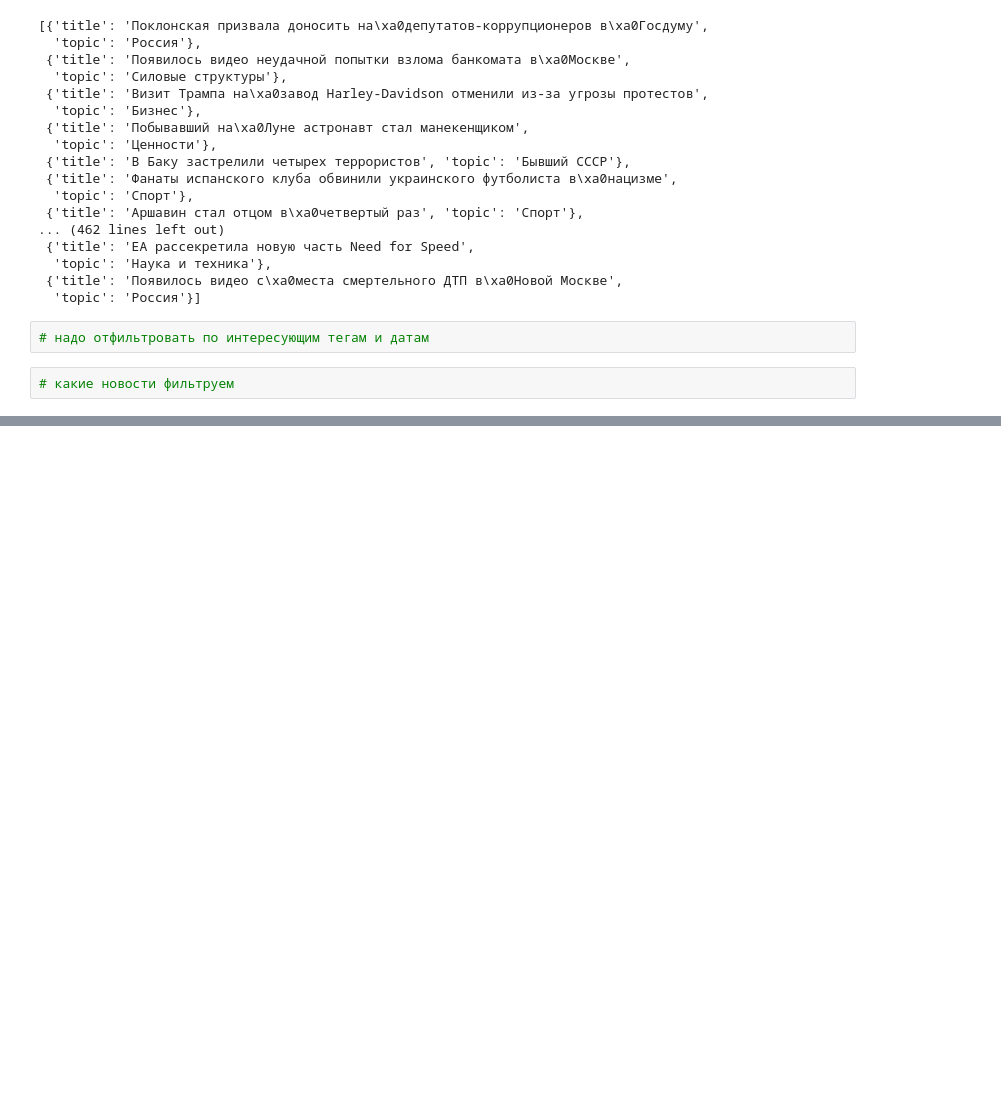
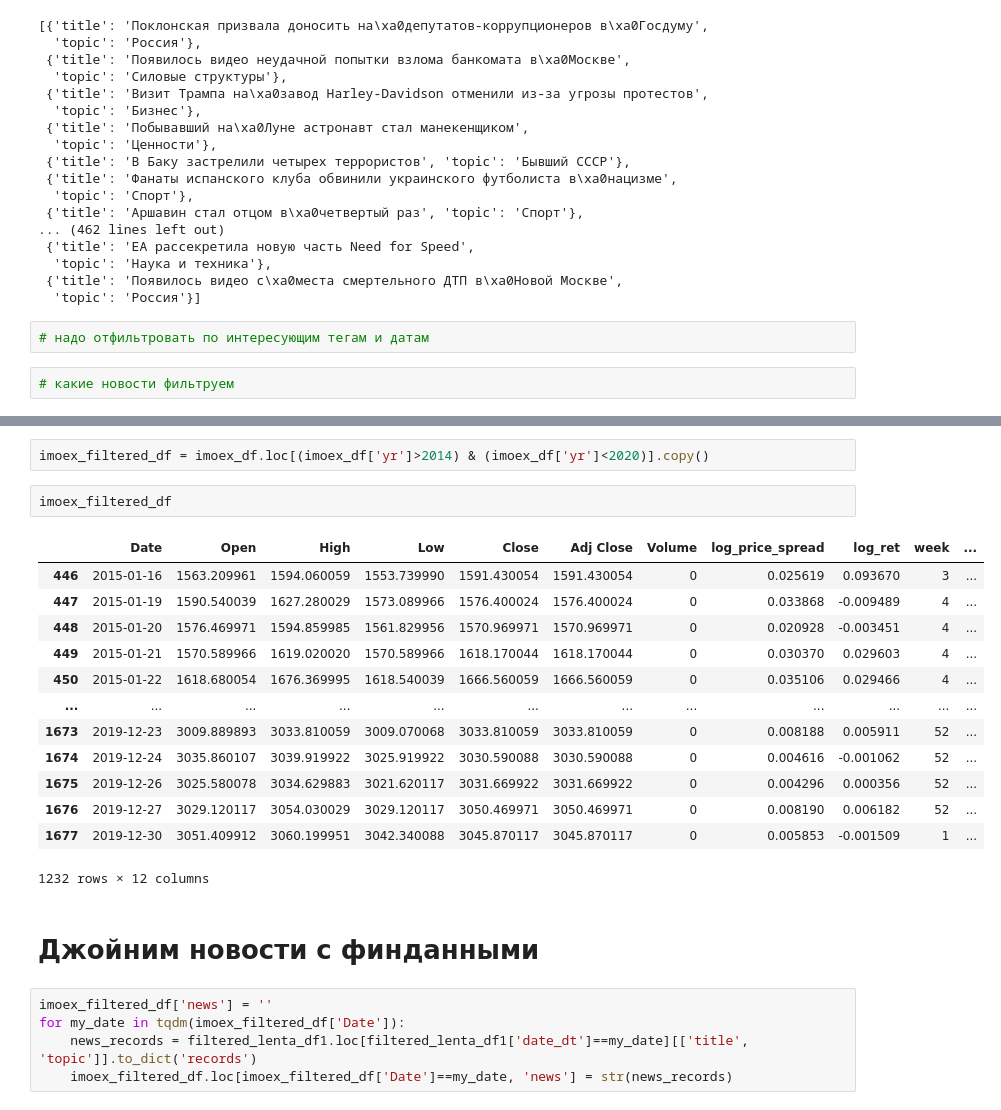
Before and after one commit to damnpav/news_analysis, a Jupyter notebook: _2_matching.ipynb, the cells around one changed output, grey strips where cells are left out. Cells and saved outputs as stored; diff of their text form; blank space fills up the shorter version.

```diff
--- a/_2_matching.ipynb
+++ b/_2_matching.ipynb
@@ -63,0 +204,25 @@ lenta_df.loc[lenta_df['date_dt']=='2017-02-01'][['title', 'topic']].to_dict('rec
+# %%
+imoex_filtered_df = imoex_df.loc[(imoex_df['yr']>2014) & (imoex_df['yr']<2020)].copy()
+# %%
+imoex_filtered_df
+# %% [output]
+|  | Date | Open | High | Low | Close | Adj Close | Volume | log_price_spread | log_ret | week | ... |
+| 446 | 2015-01-16 | 1563.209961 | 1594.060059 | 1553.739990 | 1591.430054 | 1591.430054 | 0 | 0.025619 | 0.093670 | 3 | ... |
+| 447 | 2015-01-19 | 1590.540039 | 1627.280029 | 1573.089966 | 1576.400024 | 1576.400024 | 0 | 0.033868 | -0.009489 | 4 | ... |
+| 448 | 2015-01-20 | 1576.469971 | 1594.859985 | 1561.829956 | 1570.969971 | 1570.969971 | 0 | 0.020928 | -0.003451 | 4 | ... |
+| 449 | 2015-01-21 | 1570.589966 | 1619.020020 | 1570.589966 | 1618.170044 | 1618.170044 | 0 | 0.030370 | 0.029603 | 4 | ... |
+| 450 | 2015-01-22 | 1618.680054 | 1676.369995 | 1618.540039 | 1666.560059 | 1666.560059 | 0 | 0.035106 | 0.029466 | 4 | ... |
+| ... | ... | ... | ... | ... | ... | ... | ... | ... | ... | ... | ... |
+| 1673 | 2019-12-23 | 3009.889893 | 3033.810059 | 3009.070068 | 3033.810059 | 3033.810059 | 0 | 0.008188 | 0.005911 | 52 | ... |
+| 1674 | 2019-12-24 | 3035.860107 | 3039.919922 | 3025.919922 | 3030.590088 | 3030.590088 | 0 | 0.004616 | -0.001062 | 52 | ... |
+| 1675 | 2019-12-26 | 3025.580078 | 3034.629883 | 3021.620117 | 3031.669922 | 3031.669922 | 0 | 0.004296 | 0.000356 | 52 | ... |
+| 1676 | 2019-12-27 | 3029.120117 | 3054.030029 | 3029.120117 | 3050.469971 | 3050.469971 | 0 | 0.008190 | 0.006182 | 52 | ... |
+| 1677 | 2019-12-30 | 3051.409912 | 3060.199951 | 3042.340088 | 3045.870117 | 3045.870117 | 0 | 0.005853 | -0.001509 | 1 | ... |
+1232 rows × 12 columns
+# %% [markdown]
+# Джойним новости с финданными
+# %%
+imoex_filtered_df['news'] = ''
+for my_date in tqdm(imoex_filtered_df['Date']):
+    news_records = filtered_lenta_df1.loc[filtered_lenta_df1['date_dt']==my_date][['title', 'topic']].to_dict('records')
+    imoex_filtered_df.loc[imoex_filtered_df['Date']==my_date, 'news'] = str(news_records)
```
Also changed, not shown: parts of 35 cells of this notebook, 2 other files.
